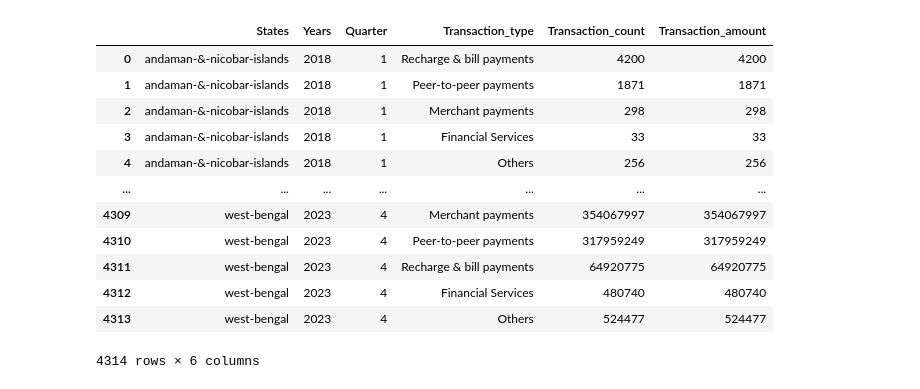
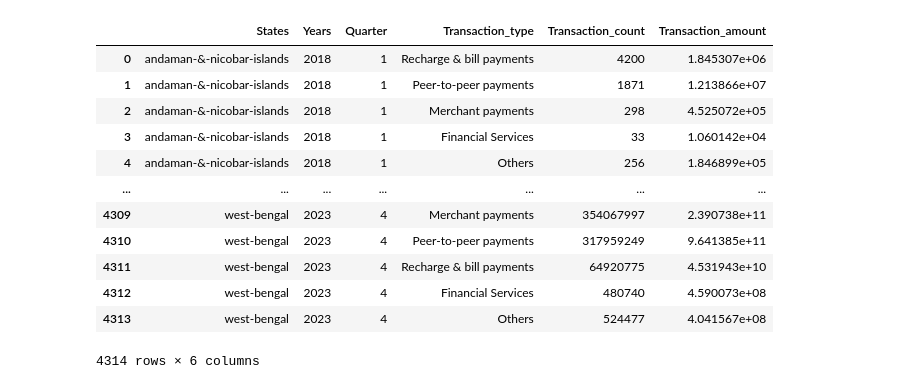
Before and after one commit to virenemmanuel/Phonepe-Pulse-Data-Visualization-and-Exploration, a Jupyter notebook: Phonepetest.ipynb, the cells around one changed output. Drawn from its saved outputs; the diff is of its cells as text; code cells hidden in the pictures.

```diff
--- a/Phonepetest.ipynb
+++ b/Phonepetest.ipynb
@@ -3,7 +3,7 @@ import os
 import json
 import pandas as pd
 # %%
-#Aggre_transaction
+#Aggregated_transaction
 
 path1 = "C:/Users/viren/OneDrive/Desktop/IIT-MADARAS(GUVI)/Phonepay project/pulse/data/aggregated/transaction/country/india/state/"
 agg_tran_list = os.listdir(path1)
@@ -24,13 +24,17 @@ for state in agg_tran_list:
 
             A = json.load(data)
 
+
             for i in A["data"]["transactionData"]:
                 name = i["name"]
                 count = i["paymentInstruments"][0]["count"]
-                amount = i["paymentInstruments"][0]["count"]
+                amount = i["paymentInstruments"][0]["amount"]
                 columns1["Transaction_type"].append(name)
                 columns1["Transaction_count"].append(count)
                 columns1["Transaction_amount"].append(amount)
                 columns1["States"].append(state)
                 columns1["Years"].append(year)
                 columns1["Quarter"].append(int(file.strip(".json")))
+
+
+Aggregated_transacation = pd.DataFrame(columns1)
@@ -39,17 +41,17 @@ aggre_transacation = pd.DataFrame(columns1)
-# %%
-aggre_transacation
-# %% [output]
-|  | States | Years | Quarter | Transaction_type | Transaction_count | Transaction_amount |
-| 0 | andaman-&-nicobar-islands | 2018 | 1 | Recharge & bill payments | 4200 | 4200 |
-| 1 | andaman-&-nicobar-islands | 2018 | 1 | Peer-to-peer payments | 1871 | 1871 |
-| 2 | andaman-&-nicobar-islands | 2018 | 1 | Merchant payments | 298 | 298 |
-| 3 | andaman-&-nicobar-islands | 2018 | 1 | Financial Services | 33 | 33 |
-| 4 | andaman-&-nicobar-islands | 2018 | 1 | Others | 256 | 256 |
-| ... | ... | ... | ... | ... | ... | ... |
-| 4309 | west-bengal | 2023 | 4 | Merchant payments | 354067997 | 354067997 |
-| 4310 | west-bengal | 2023 | 4 | Peer-to-peer payments | 317959249 | 317959249 |
-| 4311 | west-bengal | 2023 | 4 | Recharge & bill payments | 64920775 | 64920775 |
-| 4312 | west-bengal | 2023 | 4 | Financial Services | 480740 | 480740 |
-| 4313 | west-bengal | 2023 | 4 | Others | 524477 | 524477 |
-4314 rows × 6 columns
+# %%
+Aggregated_transacation
+# %% [output]
+|  | States | Years | Quarter | Transaction_type | Transaction_count | Transaction_amount |
+| 0 | andaman-&-nicobar-islands | 2018 | 1 | Recharge & bill payments | 4200 | 1.845307e+06 |
+| 1 | andaman-&-nicobar-islands | 2018 | 1 | Peer-to-peer payments | 1871 | 1.213866e+07 |
+| 2 | andaman-&-nicobar-islands | 2018 | 1 | Merchant payments | 298 | 4.525072e+05 |
+| 3 | andaman-&-nicobar-islands | 2018 | 1 | Financial Services | 33 | 1.060142e+04 |
+| 4 | andaman-&-nicobar-islands | 2018 | 1 | Others | 256 | 1.846899e+05 |
+| ... | ... | ... | ... | ... | ... | ... |
+| 4309 | west-bengal | 2023 | 4 | Merchant payments | 354067997 | 2.390738e+11 |
+| 4310 | west-bengal | 2023 | 4 | Peer-to-peer payments | 317959249 | 9.641385e+11 |
+| 4311 | west-bengal | 2023 | 4 | Recharge & bill payments | 64920775 | 4.531943e+10 |
+| 4312 | west-bengal | 2023 | 4 | Financial Services | 480740 | 4.590073e+08 |
+| 4313 | west-bengal | 2023 | 4 | Others | 524477 | 4.041567e+08 |
+4314 rows × 6 columns
 # %%
```
Also changed, not shown: parts of 20 cells of this notebook.
